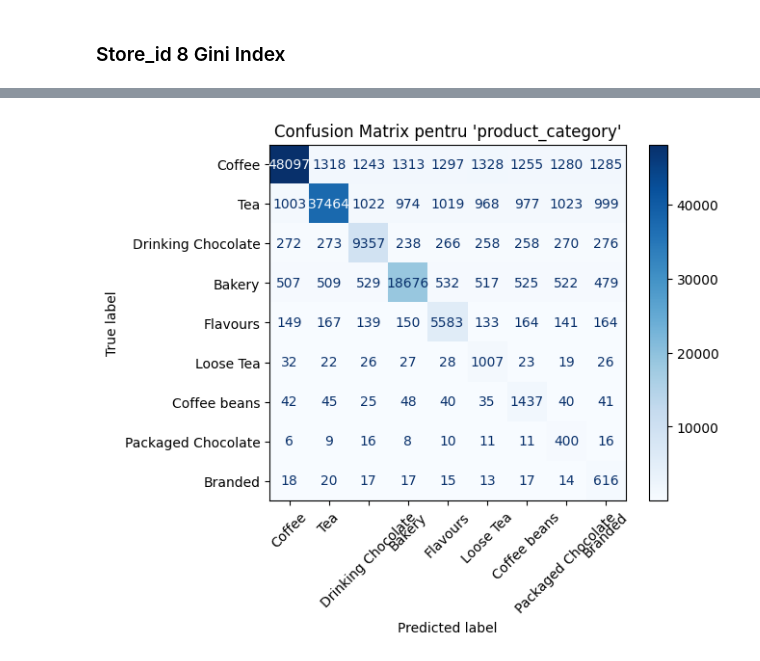
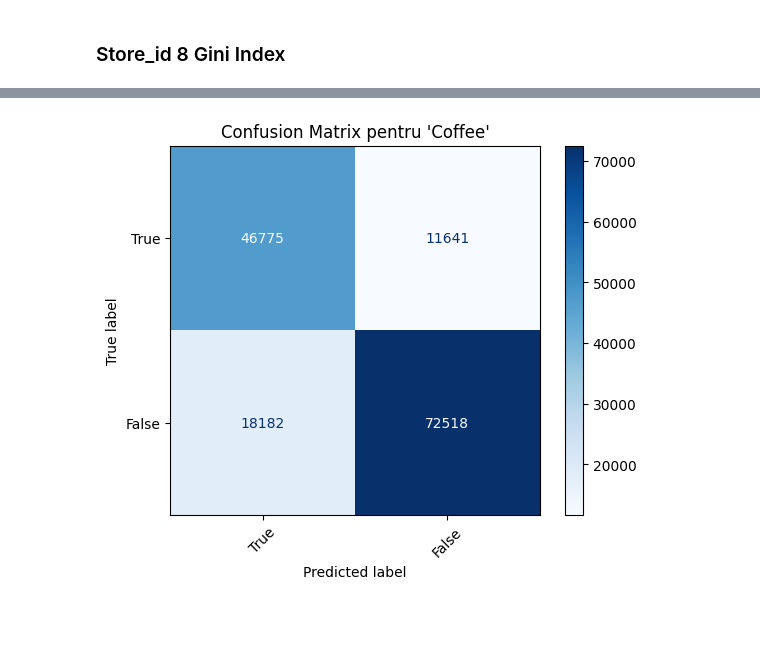
Before and after one commit to PopLuks/Coffe-Shop-sales, a Jupyter notebook: coffe_shop_sales.ipynb, the cells around one changed output, grey strips where cells are left out. Cells and saved outputs as stored; diff of their text form; code cells hidden in the pictures; blank space fills up the shorter version.

```diff
--- a/coffe_shop_sales.ipynb
+++ b/coffe_shop_sales.ipynb
@@ -422,21 +425,21 @@ Gini Index și Curba Lorenz pentru store_id 8:
 # %%
 from sklearn.metrics import confusion_matrix, ConfusionMatrixDisplay
 
-true_labels = df['product_category']
+target_class = 'Coffee'
+true_labels_binary = (df['product_category'] == target_class).astype(int)  # 1 pentru clasa dorita, 0 altfel
 
-# Simulam predictiile (pentru exemplu, vom introduce zgomot in etichetele reale)
-np.random.seed(42)  # Pentru reproducibilitate
-predicted_labels = true_labels.copy()
-indices_to_modify = np.random.choice(len(true_labels), size=int(0.2 * len(true_labels)), replace=False)  # 20% zgomot
-predicted_labels.iloc[indices_to_modify] = np.random.choice(true_labels.unique(), size=len(indices_to_modify))
+np.random.seed(42)
+predicted_labels_binary = true_labels_binary.copy()
+indices_to_modify = np.random.choice(len(true_labels_binary), size=int(0.2 * len(true_labels_binary)), replace=False)  # 20% zgomot
+predicted_labels_binary.iloc[indices_to_modify] = 1 - predicted_labels_binary.iloc[indices_to_modify]
 
-# Calcularea confusion matrix
-cm = confusion_matrix(true_labels, predicted_labels, labels=true_labels.unique())
+# Calculam matricea de confuzie
+cm = confusion_matrix(true_labels_binary, predicted_labels_binary, labels=[1, 0])
 
-# Afisare
-disp = ConfusionMatrixDisplay(confusion_matrix=cm, display_labels=true_labels.unique())
+# Afisam matricea de confuzie
+disp = ConfusionMatrixDisplay(confusion_matrix=cm, display_labels=['True', 'False'])
 disp.plot(cmap='Blues', xticks_rotation=45)
-plT.title("Confusion Matrix pentru 'product_category'")
+plT.title(f"Confusion Matrix pentru '{target_class}'")
 plT.show()
 # %% [output]
-[figure, old version]
+[figure, new version]
```
Also changed, not shown: parts of 16 cells of this notebook.
